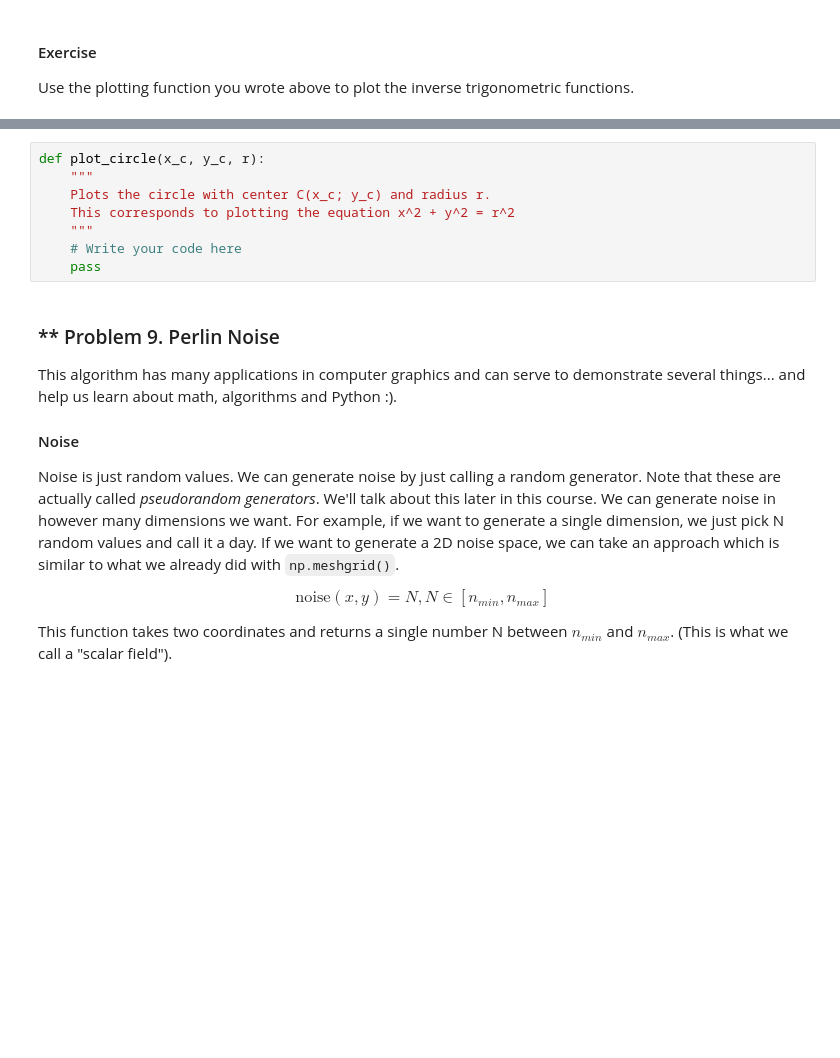
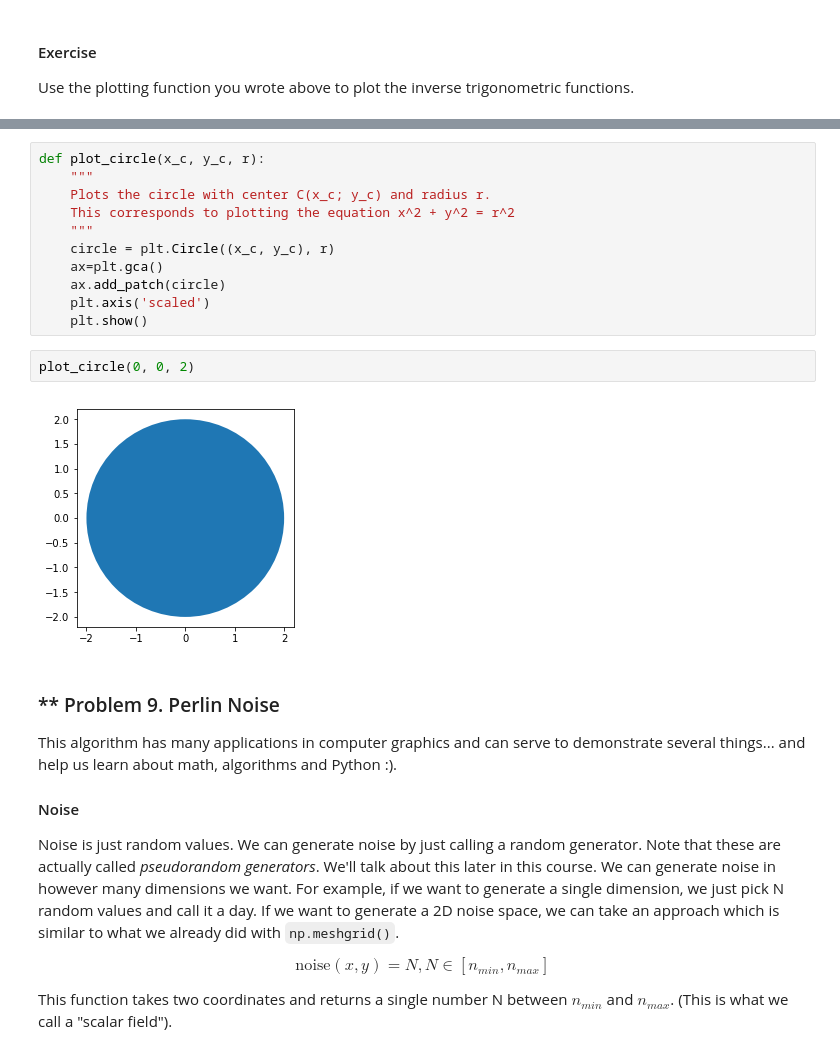
Before and after one commit to StanDimitroff/Math-Concepts, a Jupyter notebook: High-School-Maths/High-School Maths Exercise.ipynb, the cells around one changed output, grey strips where cells are left out. Drawn from its saved outputs; the diff is of its cells as text; blank space fills up the shorter version.

```diff
--- a/High-School-Maths/High-School Maths Exercise.ipynb
+++ b/High-School-Maths/High-School Maths Exercise.ipynb
@@ -549,8 +555,15 @@ def plot_circle(x_c, y_c, r):
     Plots the circle with center C(x_c; y_c) and radius r.
     This corresponds to plotting the equation x^2 + y^2 = r^2
     """
-    # Write your code here
-    pass
+    circle = plt.Circle((x_c, y_c), r)
+    ax=plt.gca()
+    ax.add_patch(circle)
+    plt.axis('scaled')
+    plt.show()
+# %%
+plot_circle(0, 0, 2)
+# %% [output]
+[figure, added]
 # %% [markdown]
 ### ** Problem 9. Perlin Noise
 This algorithm has many applications in computer graphics and can serve to demonstrate several things... and help us learn about math, algorithms and Python :).
```
Also changed, not shown: parts of 4 cells of this notebook.
